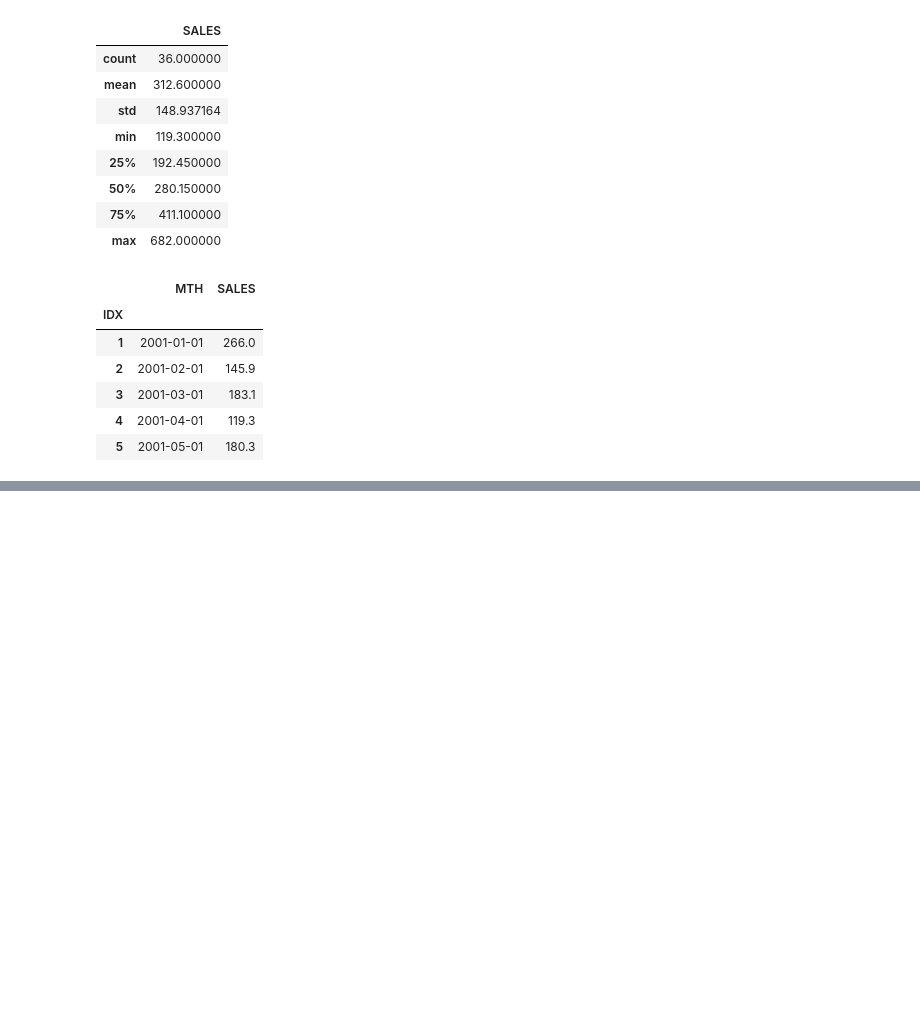
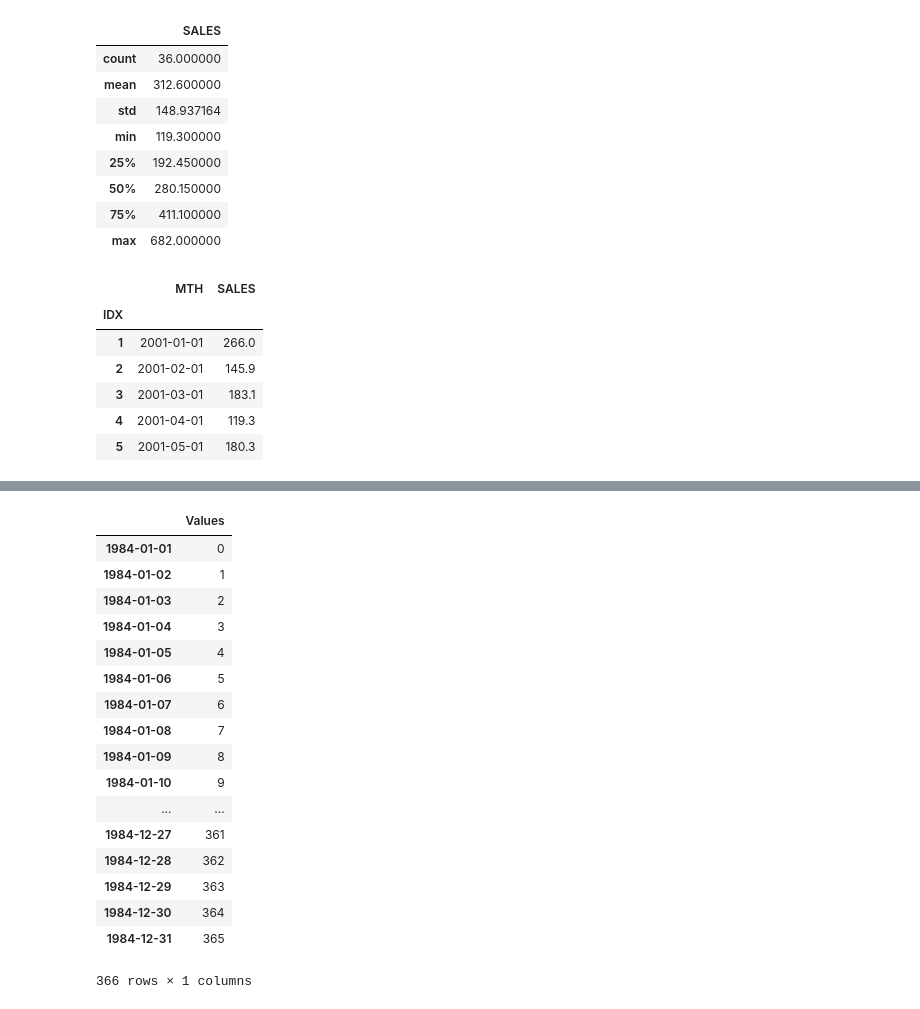
Before and after one commit to aaa34bbb56ccc/py_arima_1, a Jupyter notebook: shampoo_sales_dataset_arima.ipynb, the cells around one changed output, grey strips where cells are left out. Cells and saved outputs as stored; diff of their text form; code cells hidden in the pictures; blank space fills up the shorter version.

```diff
--- a/shampoo_sales_dataset_arima.ipynb
+++ b/shampoo_sales_dataset_arima.ipynb
@@ -45,0 +67,21 @@ plt.show()
+# %%
+df
+# %% [output]
+|  | Values |
+| 1984-01-01 | 0 |
+| 1984-01-02 | 1 |
+| 1984-01-03 | 2 |
+| 1984-01-04 | 3 |
+| 1984-01-05 | 4 |
+| 1984-01-06 | 5 |
+| 1984-01-07 | 6 |
+| 1984-01-08 | 7 |
+| 1984-01-09 | 8 |
+| 1984-01-10 | 9 |
+| ... | ... |
+| 1984-12-27 | 361 |
+| 1984-12-28 | 362 |
+| 1984-12-29 | 363 |
+| 1984-12-30 | 364 |
+| 1984-12-31 | 365 |
+366 rows × 1 columns
```
Also changed, not shown: parts of 4 cells of this notebook.
